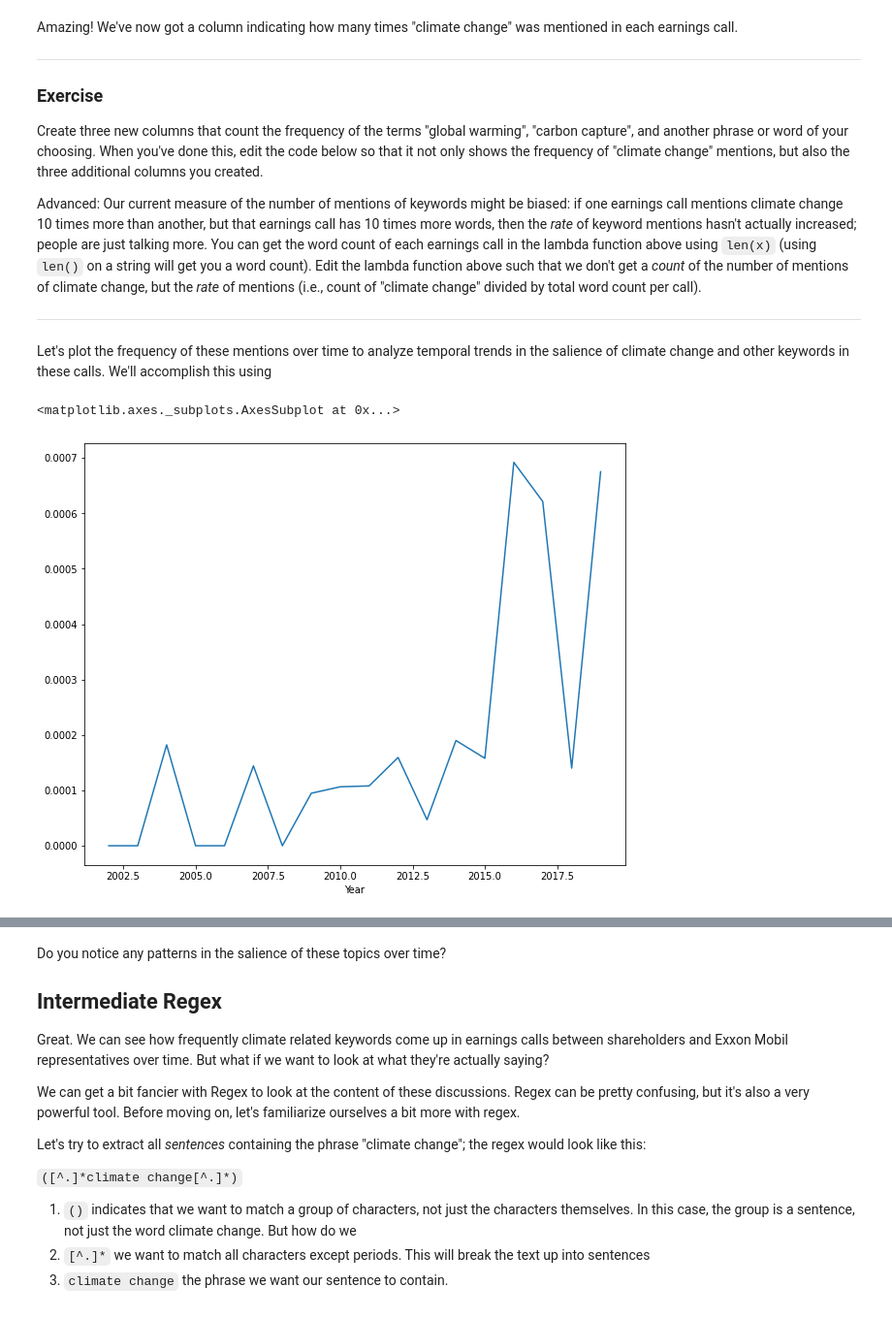
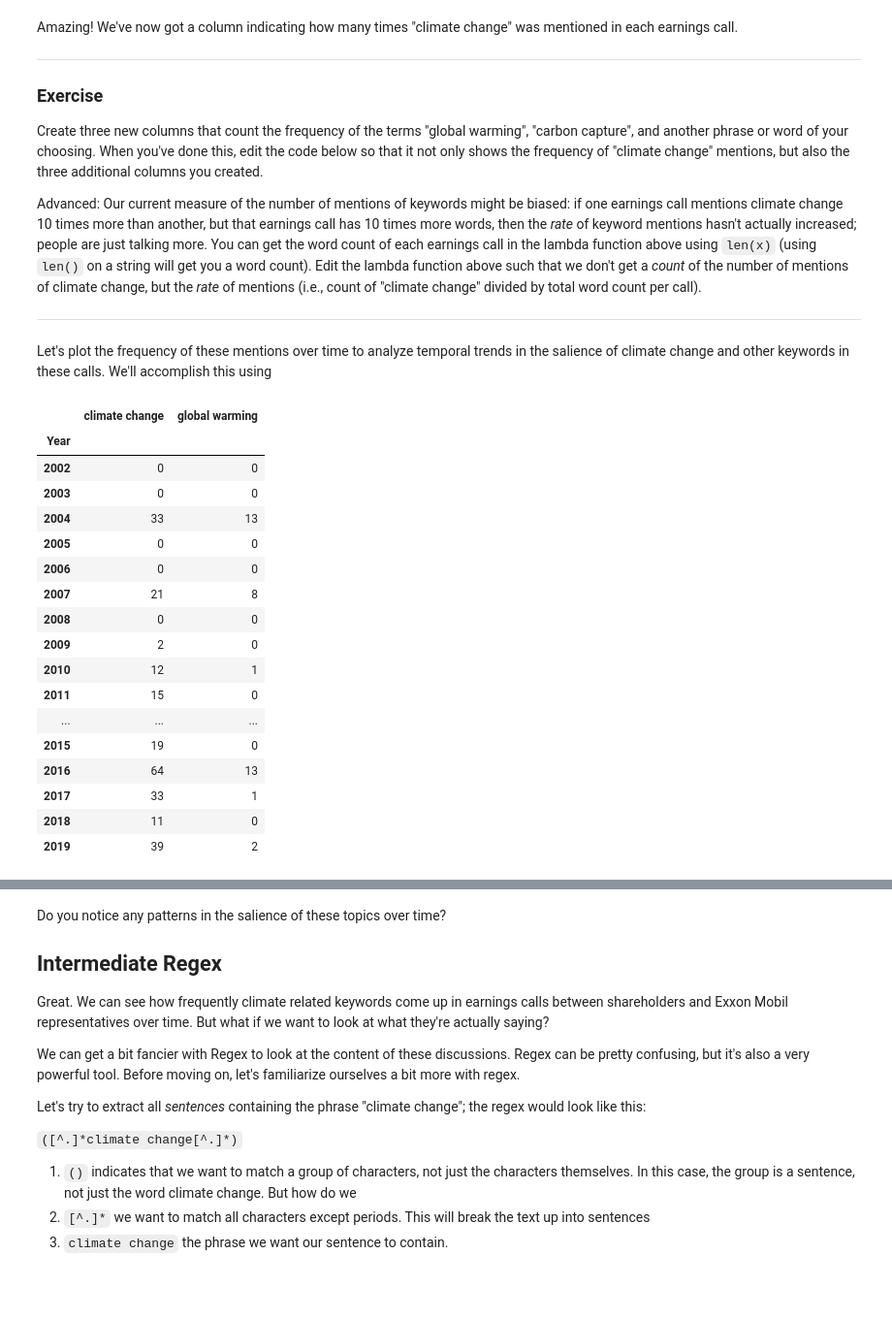
Before and after one commit to beatricesoresina/QM2, a Jupyter notebook: notebooks/W04. Natural Language Processing.ipynb, the cells around one changed output, grey strips where cells are left out. Shown at 97% size. Saved outputs shown, nothing was run; the diff lists cells and outputs as text; code cells hidden in the pictures; blank space fills up the shorter version.

```diff
--- a/notebooks/W04. Natural Language Processing.ipynb
+++ b/notebooks/W04. Natural Language Processing.ipynb
@@ -240,9 +264,12 @@ There were simpler ways of doing this (namely, `example[doubled numbers]=example
 3. `len(re.findall(r'climate change', x, re.IGNORECASE)` this is exactly the same as what did previously to find the number of mentions of climate change in the one earnings call, except that we swapped `call['Text']` with `x`, since we want to do this for the text of every earnings call.
 # %%
 # create a column called "climate change" that contains the count of mentions of this keyword
+#each text represented by x -> find all individuals
 df['climate change']=df['Text'].apply(lambda x: len(re.findall(r'climate change', x, re.IGNORECASE)))
+df['global warming']=df['Text'].apply(lambda x: len(re.findall(r'global warming', x, re.IGNORECASE)))
 
-# print the title of each earnings call, along with the number of mentions of climate change.
+# print the title of each earnings call, along with the number of mentions of climate change. 2 squared brackets -> print out from Dataframe - title column and new column
 print(df[['Title','climate change']])
+print(df[['Title','global warming']])
 # %% [output]
                                                  Title  climate change
@@ -276,15 +306,30 @@ Advanced: Our current measure of the number of mentions of keywords might be bia
 
 Let's plot the frequency of these mentions over time to analyze temporal trends in the salience of climate change and other keywords in these calls. We'll accomplish this using
 # %%
-# extract the year from the date column
+# extract the year from the date column using .dt-year
 df['Year']=df['Date'].dt.year
 
 # group the dataframe by year, calculating the sum of the "climate change" column
-# save it as a new dataframe called "yearly"
-yearly=df.groupby('Year')['climate change'].sum()
+# save it as a new dataframe called "yearly" -> so that all row in yearly column corrisponds to 1 year -> want the type of aggregation to be the sum
+yearly=df.groupby('Year')[['climate change', 'global warming']].sum()
 
-# plot yearly
-yearly.plot()
+yearly
 # %% [output]
-<matplotlib.axes._subplots.AxesSubplot at 0x...>
-[figure, removed]
+|  | climate change | global warming |
+| Year |  |  |
+| 2002 | 0 | 0 |
+| 2003 | 0 | 0 |
+| 2004 | 33 | 13 |
+| 2005 | 0 | 0 |
+| 2006 | 0 | 0 |
+| 2007 | 21 | 8 |
+| 2008 | 0 | 0 |
+| 2009 | 2 | 0 |
+| 2010 | 12 | 1 |
+| 2011 | 15 | 0 |
+| ... | ... | ... |
+| 2015 | 19 | 0 |
+| 2016 | 64 | 13 |
+| 2017 | 33 | 1 |
+| 2018 | 11 | 0 |
+| 2019 | 39 | 2 |
```
Also changed, not shown: parts of 17 cells of this notebook.
